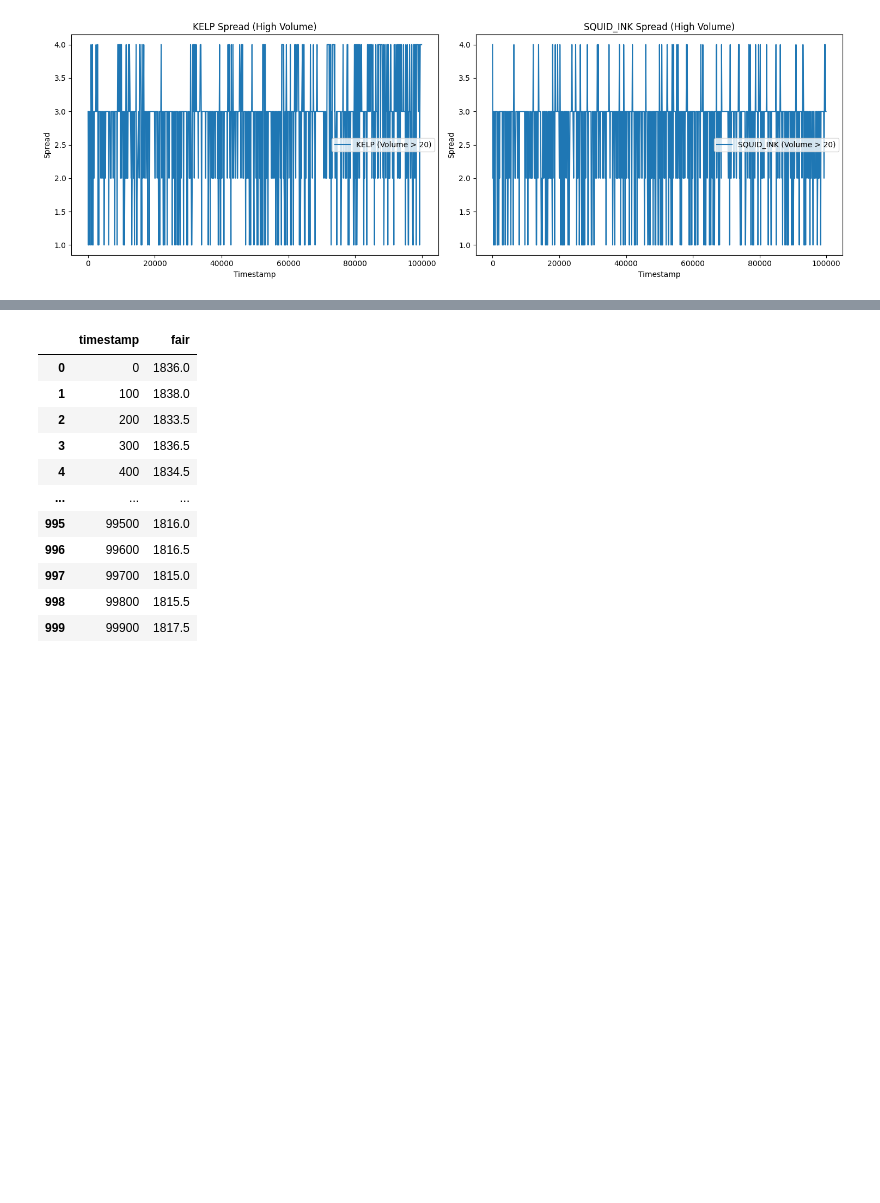
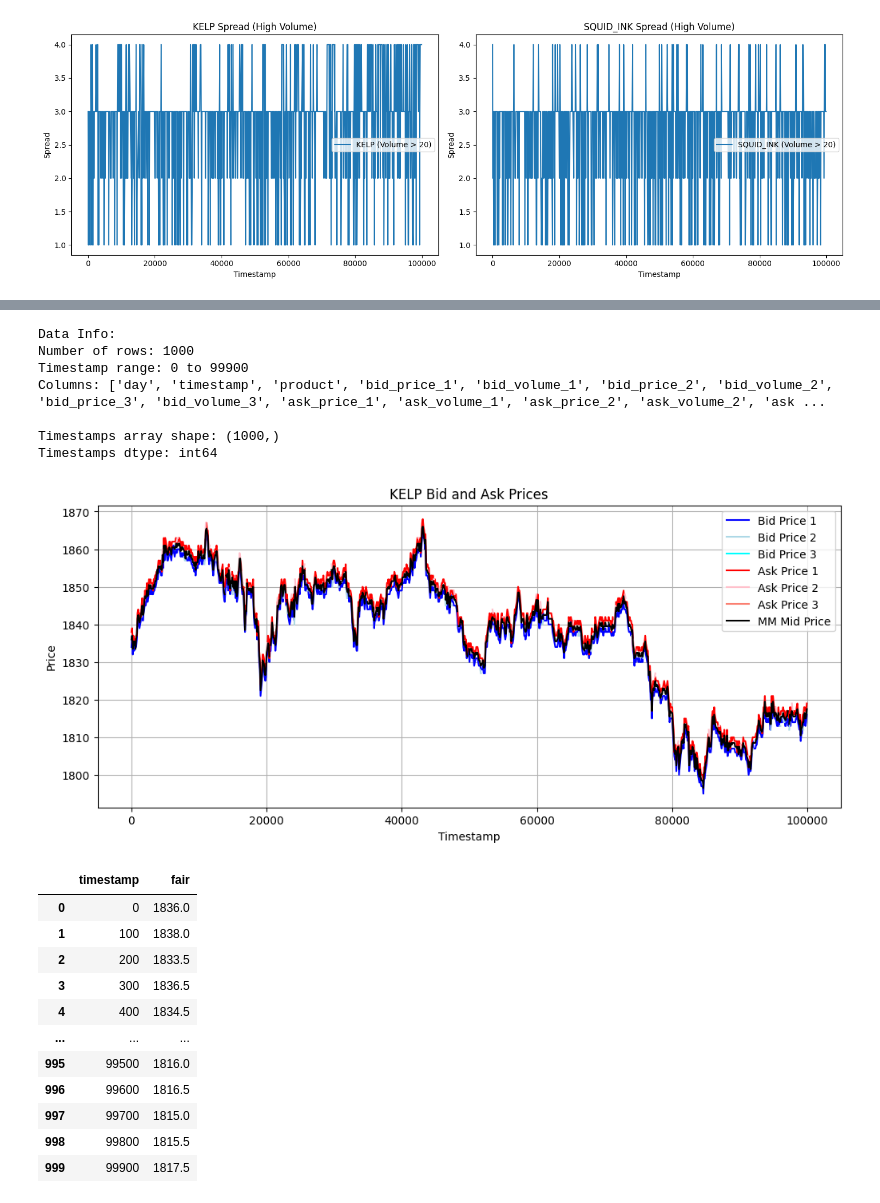
Before and after one commit to luongduong123vn/IMC_prosperity, a Jupyter notebook: round_1/starfruit_linreg_exploration.ipynb, the cells around one changed output, grey strips where cells are left out. Drawn from its saved outputs; the diff is of its cells as text; code cells hidden in the pictures; blank space fills up the shorter version.

```diff
--- a/round_1/starfruit_linreg_exploration.ipynb
+++ b/round_1/starfruit_linreg_exploration.ipynb
@@ -270,6 +270,74 @@ fig.update_layout(
 
 # Display the plot
 fig.show()
+# %%
+import pandas as pd
+import matplotlib.pyplot as plt
+from matplotlib.widgets import Button, Slider
+import numpy as np
+
+# Read the data
+day = 1
+market_data = starfruit_data
+
+def filter_by_timestamp(data, start_time, end_time):
+    return data[(data['timestamp'] >= start_time) & (data['timestamp'] <= end_time)]
+
+# Initial timestamp range (you can change these values)
+start_time = 0
+end_time = 10000  # Adjust this based on your data's timestamp range
+
+# Filter data for the specified timestamp range
+filtered_data = filter_by_timestamp(market_data, start_time, end_time)
+
+# Filter for KELP data
+kelp_data = filtered_data[filtered_data['product'] == 'SQUID_INK'].copy()
+
+
+# Print data info for debugging
+print("Data Info:")
+print(f"Number of rows: {len(kelp_data)}")
+print(f"Timestamp range: {kelp_data['timestamp'].min()} to {kelp_data['timestamp'].max()}")
+print(f"Columns: {kelp_data.columns.tolist()}")
+
+# Create the plot
+fig, ax = plt.subplots(figsize=(12, 6))
+plt.subplots_adjust(bottom=0.25)  # Make room for the sliders
+
+# Convert timestamps to numpy array
+timestamps = np.array(kelp_data['timestamp'])
+print(f"\nTimestamps array shape: {timestamps.shape}")
+print(f"Timestamps dtype: {timestamps.dtype}")
+
+# Plot bid prices
+bid1_line, = ax.plot(timestamps, kelp_data['bid_price_1'], label='Bid Price 1', color='blue')
+bid2_line, = ax.plot(timestamps, kelp_data['bid_price_2'], label='Bid Price 2', color='lightblue')
+bid3_line, = ax.plot(timestamps, kelp_data['bid_price_3'], label='Bid Price 3', color='cyan')
+
+# Plot ask prices
+ask1_line, = ax.plot(timestamps, kelp_data['ask_price_1'], label='Ask Price 1', color='red')
+ask2_line, = ax.plot(timestamps, kelp_data['ask_price_2'], label='Ask Price 2', color='pink')
+ask3_line, = ax.plot(timestamps, kelp_data['ask_price_3'], label='Ask Price 3', color='salmon')
+mm_mid_line, = ax.plot(timestamps, kelp_data['mm_mid'], label='MM Mid Price', color='black')
+
+# Add labels and title
+plt.xlabel('Timestamp')
+plt.ylabel('Price')
+plt.title('KELP Bid and Ask Prices')
+plt.legend()
+plt.grid(True)
+
+# Show the plot
+plt.show()
+# %% [output]
+Data Info:
+Number of rows: 1000
+Timestamp range: 0 to 99900
+Columns: ['day', 'timestamp', 'product', 'bid_price_1', 'bid_volume_1', 'bid_price_2', 'bid_volume_2', 'bid_price_3', 'bid_volume_3', 'ask_price_1', 'ask_volume_1', 'ask_price_2', 'ask_volume_2', 'ask ...
+
+Timestamps array shape: (1000,)
+Timestamps dtype: int64
+[figure, added]
 # %%
 starfruit_fair_prices = starfruit_data[['timestamp', 'mm_mid']]
 # %%
```
Also changed, not shown: parts of 6 cells of this notebook, 4 other files.
